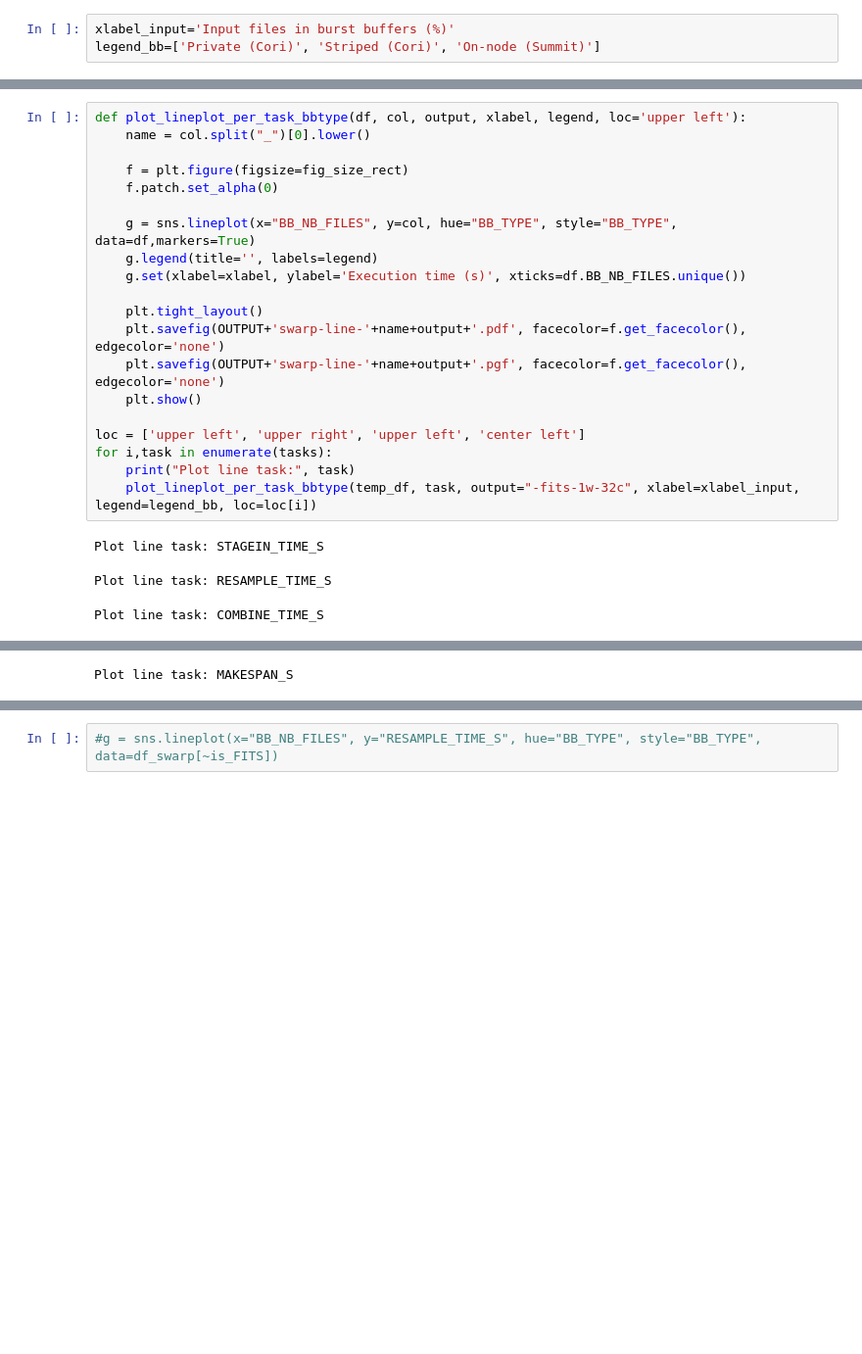
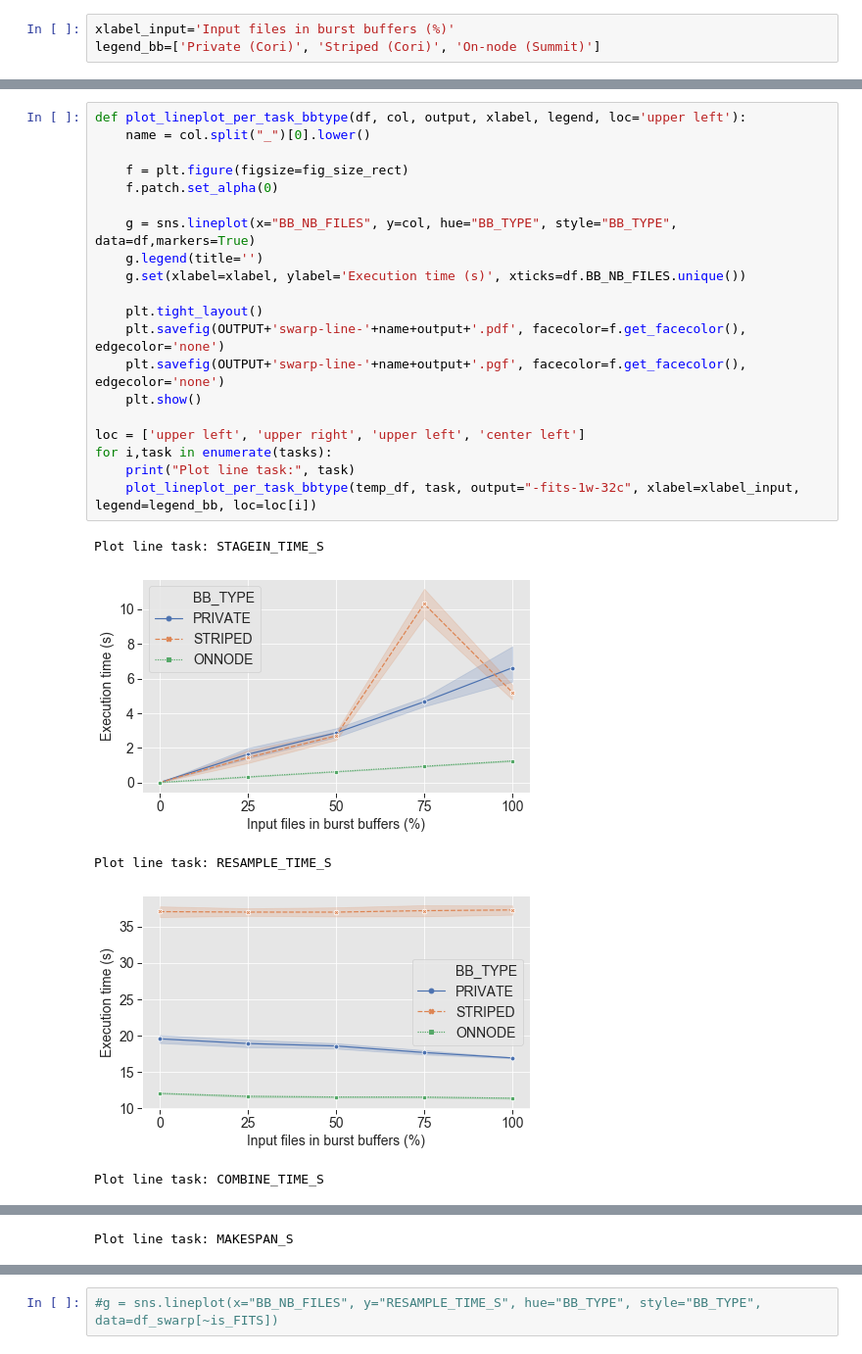
Before and after one commit to lpottier/workflow-io-bb, a Jupyter notebook: data/traces/notebooks/swarp-1w-32c.ipynb, the cells around one changed output, grey strips where cells are left out. Shown at 98% size. Saved outputs shown, nothing was run; the diff lists cells and outputs as text; blank space fills up the shorter version.

```diff
--- a/data/traces/notebooks/swarp-1w-32c.ipynb
+++ b/data/traces/notebooks/swarp-1w-32c.ipynb
@@ -347,24 +359,26 @@ See the caveats in the documentation: http://pandas.pydata.org/pandas-docs/stabl
 # %%
 def plot_lineplot_per_task_bbtype(df, col, output, xlabel, legend, loc='upper left'):
     name = col.split("_")[0].lower()
 
     f = plt.figure(figsize=fig_size_rect)
     f.patch.set_alpha(0)
 
     g = sns.lineplot(x="BB_NB_FILES", y=col, hue="BB_TYPE", style="BB_TYPE", data=df,markers=True)
-    g.legend(title='', labels=legend)
+    g.legend(title='')
     g.set(xlabel=xlabel, ylabel='Execution time (s)', xticks=df.BB_NB_FILES.unique())
 
     plt.tight_layout()
     plt.savefig(OUTPUT+'swarp-line-'+name+output+'.pdf', facecolor=f.get_facecolor(), edgecolor='none')
     plt.savefig(OUTPUT+'swarp-line-'+name+output+'.pgf', facecolor=f.get_facecolor(), edgecolor='none')
     plt.show()
 
 loc = ['upper left', 'upper right', 'upper left', 'center left']
 for i,task in enumerate(tasks):
     print("Plot line task:", task)
     plot_lineplot_per_task_bbtype(temp_df, task, output="-fits-1w-32c", xlabel=xlabel_input, legend=legend_bb, loc=loc[i])
 # %% [output]
 Plot line task: STAGEIN_TIME_S
+[figure, added]
 Plot line task: RESAMPLE_TIME_S
+[figure, added]
 Plot line task: COMBINE_TIME_S
```
Also changed, not shown: parts of 12 cells of this notebook, 15 other files.
